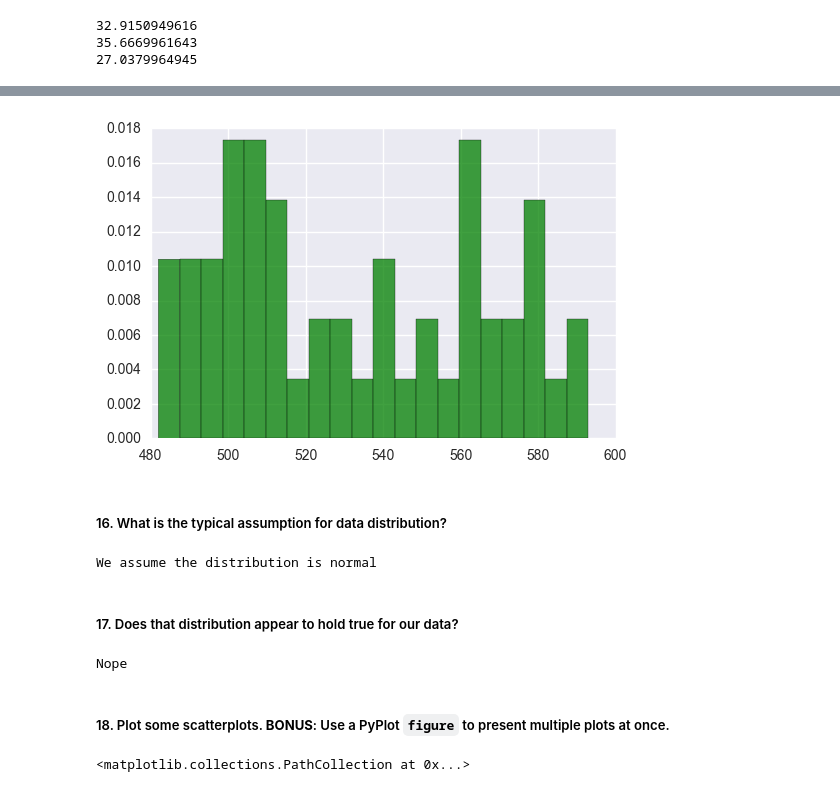
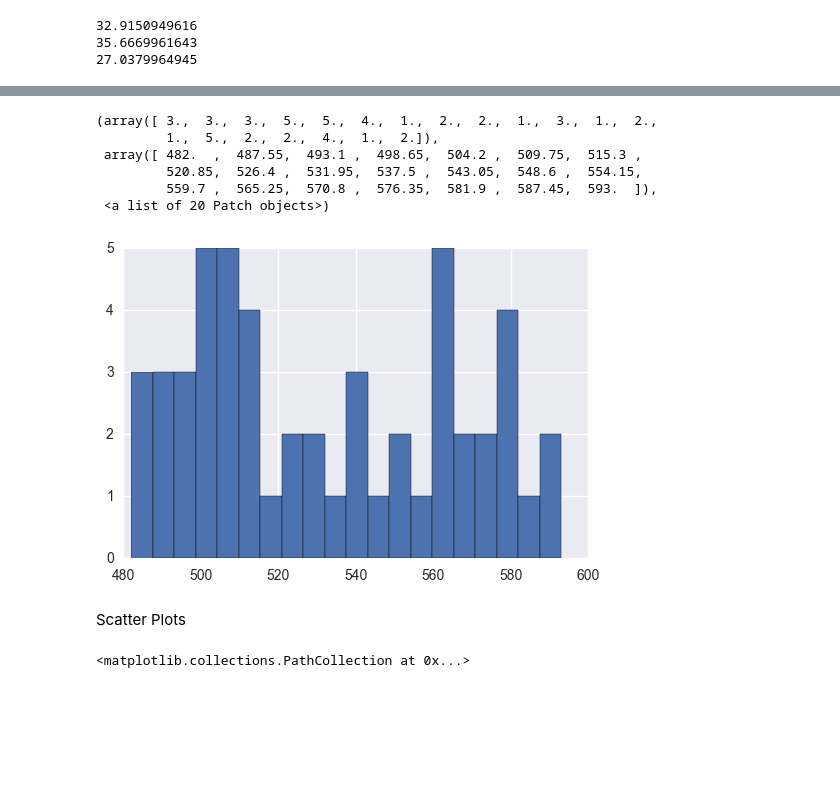
Before and after one commit to pchen2890/Portfolio_Projects, a Jupyter notebook: project-01/SUBMISSION/Project 1.ipynb, the cells around one changed output, grey strips where cells are left out. Cells and saved outputs as stored; diff of their text form; code cells hidden in the pictures; blank space fills up the shorter version.

```diff
--- a/project-01/SUBMISSION/Project 1.ipynb
+++ b/project-01/SUBMISSION/Project 1.ipynb
@@ -209,21 +124,15 @@ pl.show()
-# %%
-n, bins, patches = plt.hist(sat_scores['Verbal'], 20, normed=1, facecolor='green', alpha=0.75)
-# %% [output]
-[figure, removed]
-# %% [markdown]
-##### 16. What is the typical assumption for data distribution?
-# %%
-print 'We assume the distribution is normal'
-# %% [output]
-We assume the distribution is normal
-# %% [markdown]
-##### 17. Does that distribution appear to hold true for our data?
-# %%
-print 'Nope'
-# %% [output]
-Nope
-# %% [markdown]
-##### 18. Plot some scatterplots. **BONUS**: Use a PyPlot `figure` to present multiple plots at once.
+# %%
+plt.hist(sat_scores['Verbal'], 20)
+# %% [output]
+(array([ 3.,  3.,  3.,  5.,  5.,  4.,  1.,  2.,  2.,  1.,  3.,  1.,  2.,
+         1.,  5.,  2.,  2.,  4.,  1.,  2.]),
+ array([ 482.  ,  487.55,  493.1 ,  498.65,  504.2 ,  509.75,  515.3 ,
+         520.85,  526.4 ,  531.95,  537.5 ,  543.05,  548.6 ,  554.15,
+         559.7 ,  565.25,  570.8 ,  576.35,  581.9 ,  587.45,  593.  ]),
+ <a list of 20 Patch objects>)
+[figure, added]
+# %% [markdown]
+Scatter Plots
 # %%
 fig = plt.figure()
 
```
Also changed, not shown: parts of 42 cells of this notebook, 14 other files.
